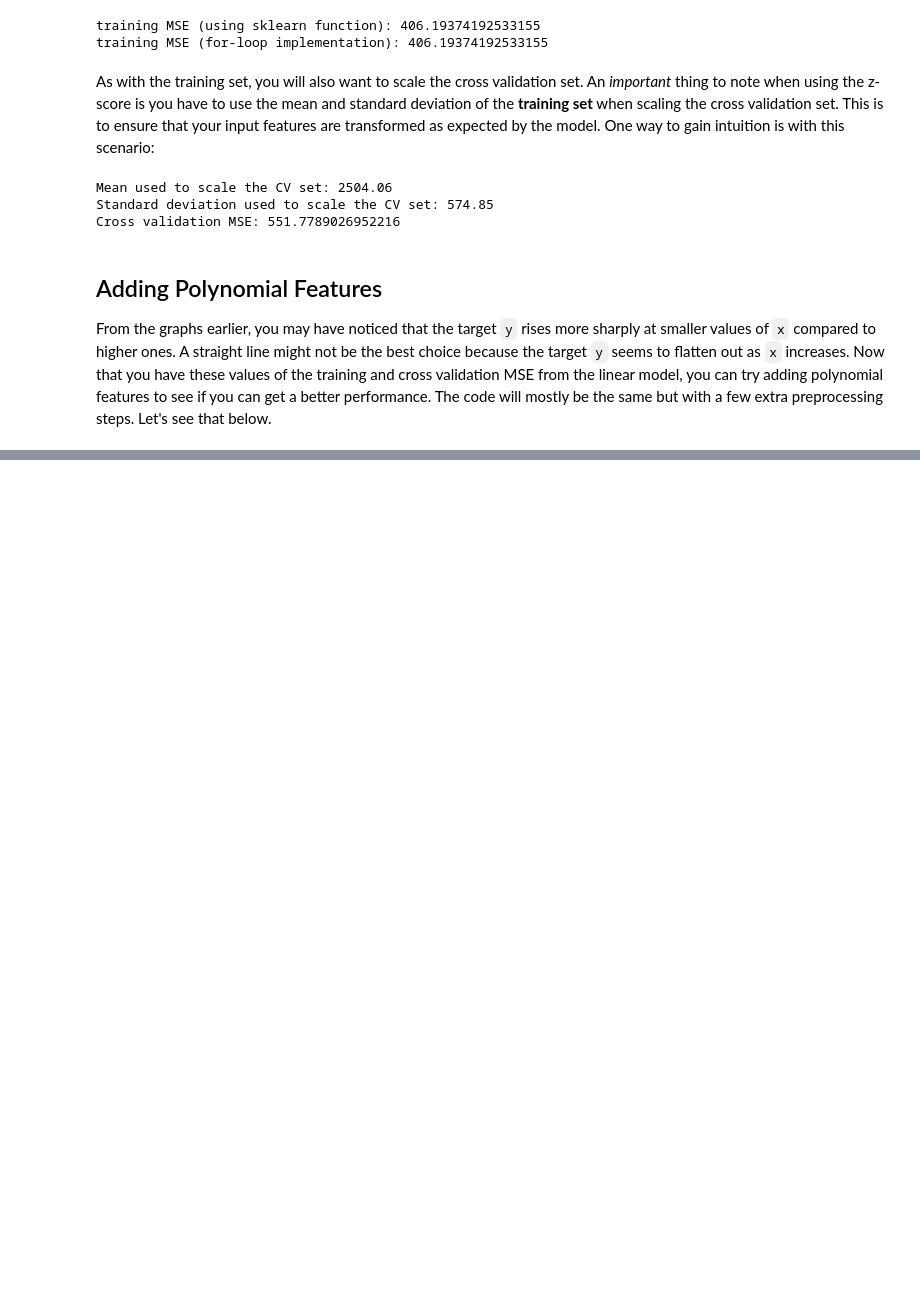
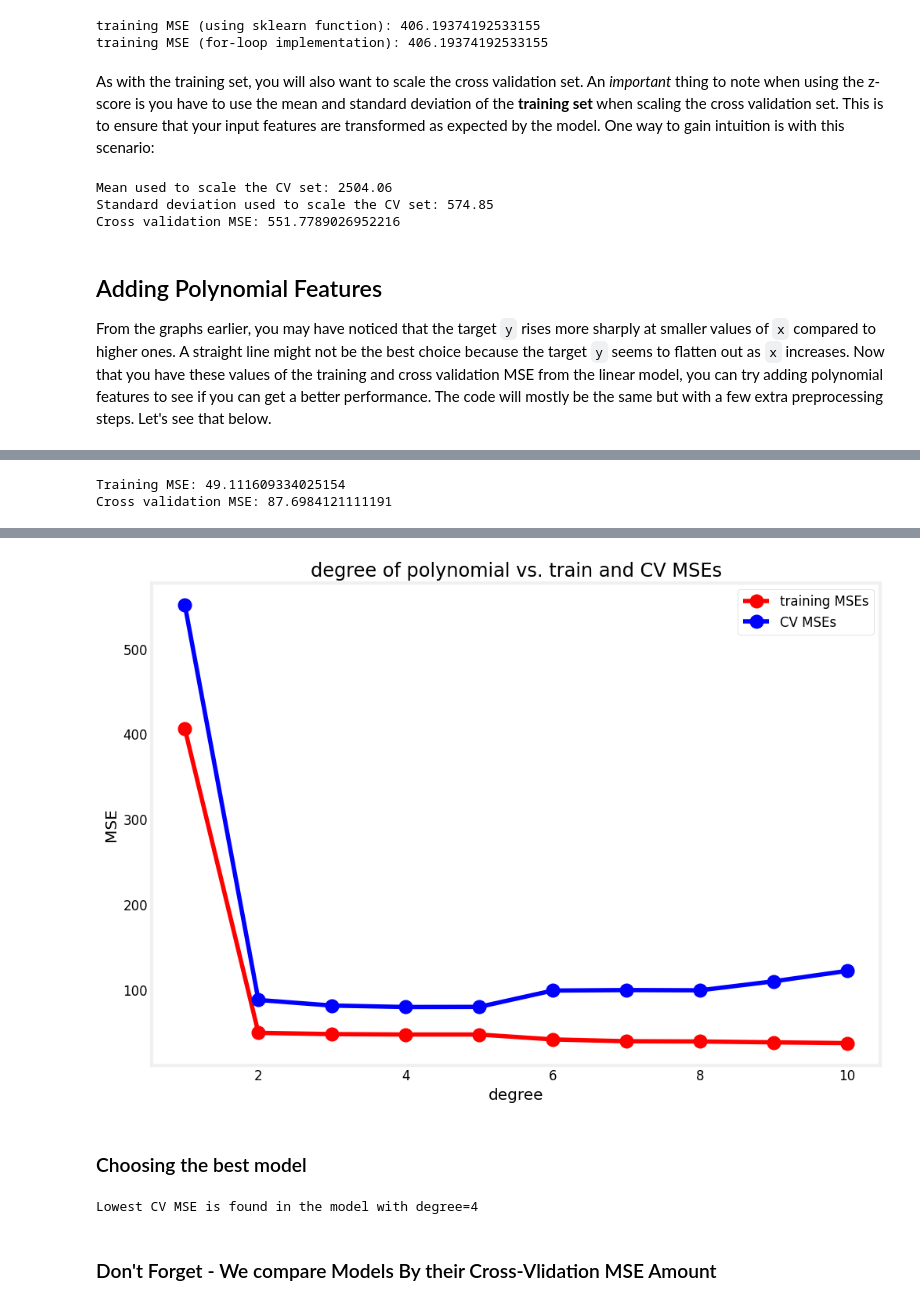
Before and after one commit to YeabsiraNigusse/machine-Learning, a Jupyter notebook: Model Evaluation and Selection/Model Evaluation and Selection.ipynb, the cells around one changed output, grey strips where cells are left out. Cells and saved outputs as stored; diff of their text form; code cells hidden in the pictures; blank space fills up the shorter version.

Commit message:
completed evaluating and selecting models

```diff
--- a/Model Evaluation and Selection/Model Evaluation and Selection.ipynb
+++ b/Model Evaluation and Selection/Model Evaluation and Selection.ipynb
@@ -208,0 +255,68 @@ From the graphs earlier, you may have noticed that the target `y` rises more sha
+# %%
+# Initialize the class
+model = LinearRegression()
+
+# Train the model
+model.fit(X_train_mapped_scaled, y_train )
+
+# Compute the training MSE
+yhat = model.predict(X_train_mapped_scaled)
+print(f"Training MSE: {mean_squared_error(y_train, yhat) / 2}")
+
+# Add the polynomial features to the cross validation set
+X_cv_mapped = poly.transform(x_cv)
+
+# Scale the cross validation set using the mean and standard deviation of the training set
+X_cv_mapped_scaled = scaler_poly.transform(X_cv_mapped)
+
+# Compute the cross validation MSE
+yhat = model.predict(X_cv_mapped_scaled)
+print(f"Cross validation MSE: {mean_squared_error(y_cv, yhat) / 2}")
+# %% [output]
+Training MSE: 49.111609334025154
+Cross validation MSE: 87.6984121111191
+# %%
+# Initialize lists containing the lists, models, and scalers
+train_mses = []
+cv_mses = []
+models = []
+scalers = []
+
+# Loop over 10 times. Each adding one more degree of polynomial higher than the last.
+for degree in range(1,11):
+
+    # Add polynomial features to the training set
+    poly = PolynomialFeatures(degree, include_bias=False)
+    X_train_mapped = poly.fit_transform(x_train)
+
+    # Scale the training set
+    scaler_poly = StandardScaler()
+    X_train_mapped_scaled = scaler_poly.fit_transform(X_train_mapped)
+    scalers.append(scaler_poly)
+
+    # Create and train the model
+    model = LinearRegression()
+    model.fit(X_train_mapped_scaled, y_train )
+    models.append(model)
+
+    # Compute the training MSE
+    yhat = model.predict(X_train_mapped_scaled)
+    train_mse = mean_squared_error(y_train, yhat) / 2
+    train_mses.append(train_mse)
+    print(f'Train MSE - {train_mse}')
+
+    # Add polynomial features and scale the cross validation set
+    poly = PolynomialFeatures(degree, include_bias=False)
+    X_cv_mapped = poly.fit_transform(x_cv)
+    X_cv_mapped_scaled = scaler_poly.transform(X_cv_mapped)
+
+    # Compute the cross validation MSE
+    yhat = model.predict(X_cv_mapped_scaled)
+    cv_mse = mean_squared_error(y_cv, yhat) / 2
+    cv_mses.append(cv_mse)
+    print(f'CV MSE - {cv_mse}')
+
+# Plot the results
+degrees=range(1,11)
+utils.plot_train_cv_mses(degrees, train_mses, cv_mses, title="degree of polynomial vs. train and CV MSEs")
+# %% [output]
@@ -208,0 +343,12 @@ From the graphs earlier, you may have noticed that the target `y` rises more sha
+[figure, added]
+# %% [markdown]
+### Choosing the best model
+# %%
+# Get the model with the lowest CV MSE (add 1 because list indices start at 0)
+# This also corresponds to the degree of the polynomial added
+degree = np.argmin(cv_mses) + 1
+print(f"Lowest CV MSE is found in the model with degree={degree}")
+# %% [output]
+Lowest CV MSE is found in the model with degree=4
+# %% [markdown]
+### Don't Forget - We compare Models By their Cross-Vlidation MSE Amount
```
Also changed, not shown: parts of 26 cells of this notebook.
